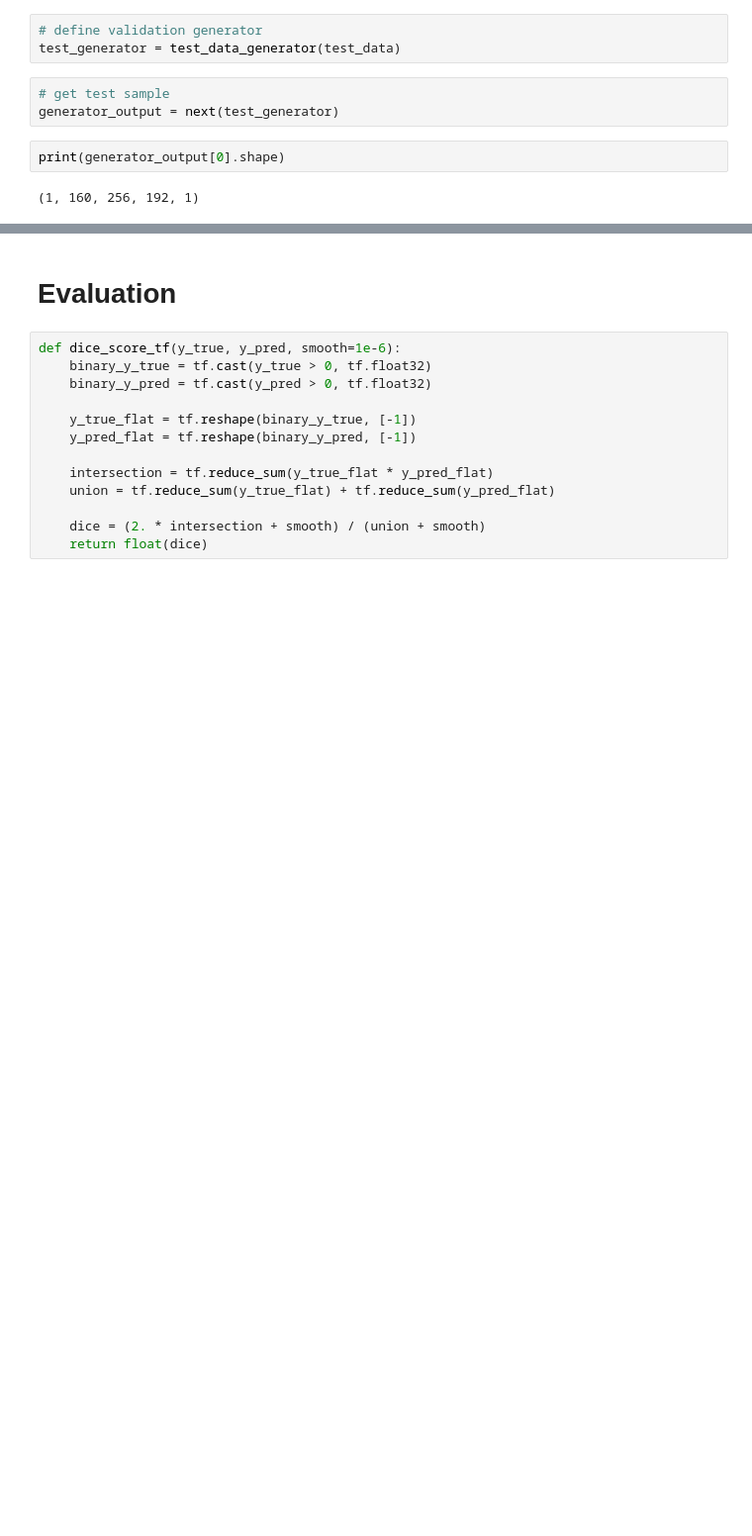
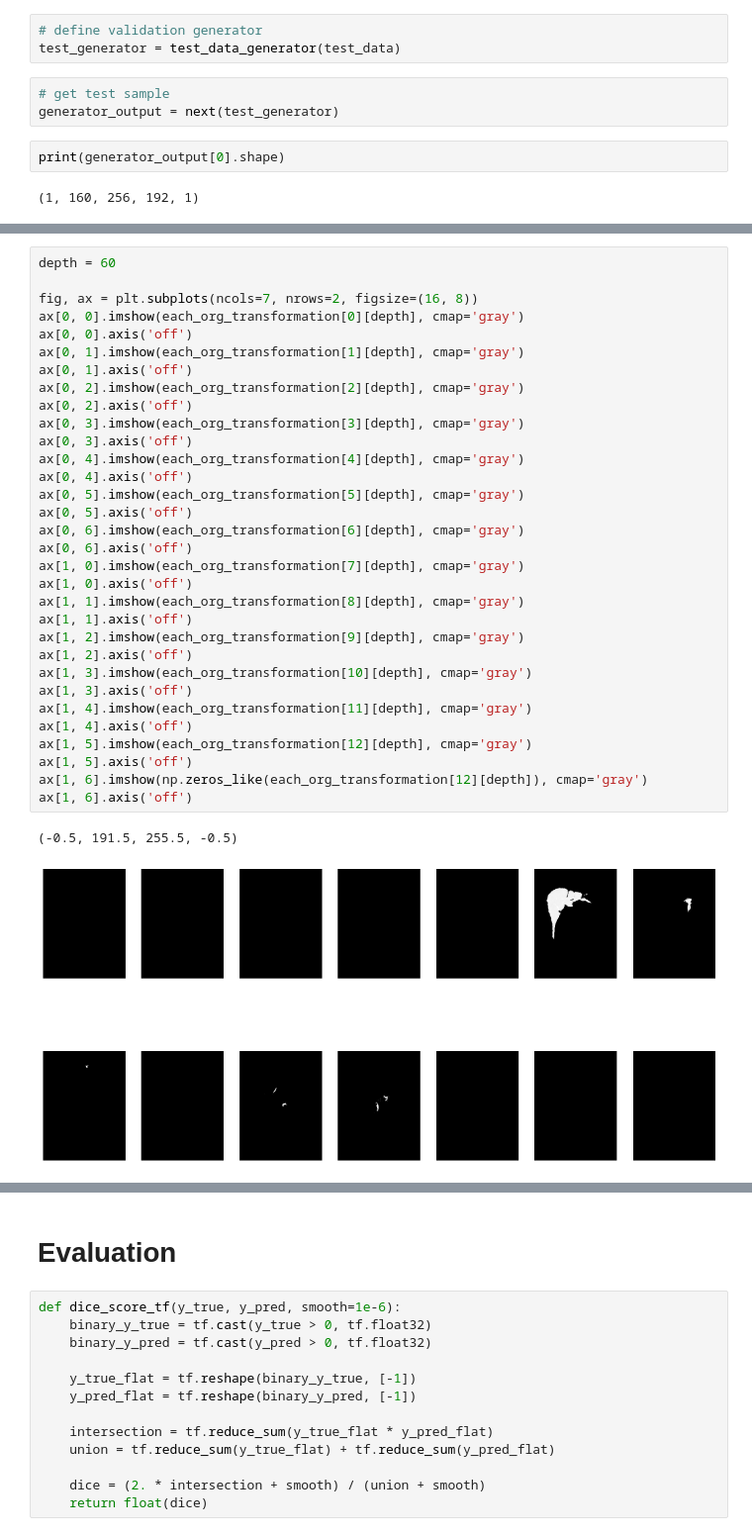
Before and after one commit to tdiepenb/MedicalImageRegistration, a Jupyter notebook: AbdomenCTCT/AbdomenCTCT_comparison.ipynb, the cells around one changed output, grey strips where cells are left out. Shown at 99% size. Saved outputs shown, nothing was run; the diff lists cells and outputs as text; blank space fills up the shorter version.

```diff
--- a/AbdomenCTCT/AbdomenCTCT_comparison.ipynb
+++ b/AbdomenCTCT/AbdomenCTCT_comparison.ipynb
@@ -287,2 +362,37 @@ for organ in legend_labels:
+# %%
+depth = 60
+
+fig, ax = plt.subplots(ncols=7, nrows=2, figsize=(16, 8))
+ax[0, 0].imshow(each_org_transformation[0][depth], cmap='gray')
+ax[0, 0].axis('off')
+ax[0, 1].imshow(each_org_transformation[1][depth], cmap='gray')
+ax[0, 1].axis('off')
+ax[0, 2].imshow(each_org_transformation[2][depth], cmap='gray')
+ax[0, 2].axis('off')
+ax[0, 3].imshow(each_org_transformation[3][depth], cmap='gray')
+ax[0, 3].axis('off')
+ax[0, 4].imshow(each_org_transformation[4][depth], cmap='gray')
+ax[0, 4].axis('off')
+ax[0, 5].imshow(each_org_transformation[5][depth], cmap='gray')
+ax[0, 5].axis('off')
+ax[0, 6].imshow(each_org_transformation[6][depth], cmap='gray')
+ax[0, 6].axis('off')
+ax[1, 0].imshow(each_org_transformation[7][depth], cmap='gray')
+ax[1, 0].axis('off')
+ax[1, 1].imshow(each_org_transformation[8][depth], cmap='gray')
+ax[1, 1].axis('off')
+ax[1, 2].imshow(each_org_transformation[9][depth], cmap='gray')
+ax[1, 2].axis('off')
+ax[1, 3].imshow(each_org_transformation[10][depth], cmap='gray')
+ax[1, 3].axis('off')
+ax[1, 4].imshow(each_org_transformation[11][depth], cmap='gray')
+ax[1, 4].axis('off')
+ax[1, 5].imshow(each_org_transformation[12][depth], cmap='gray')
+ax[1, 5].axis('off')
+ax[1, 6].imshow(np.zeros_like(each_org_transformation[12][depth]), cmap='gray')
+ax[1, 6].axis('off')
+# %% [output]
+(-0.5, 191.5, 255.5, -0.5)
+[figure, added]
 # %%
 combination = np.maximum.reduce(each_org_transformation)
```
Also changed, not shown: parts of 20 cells of this notebook.
